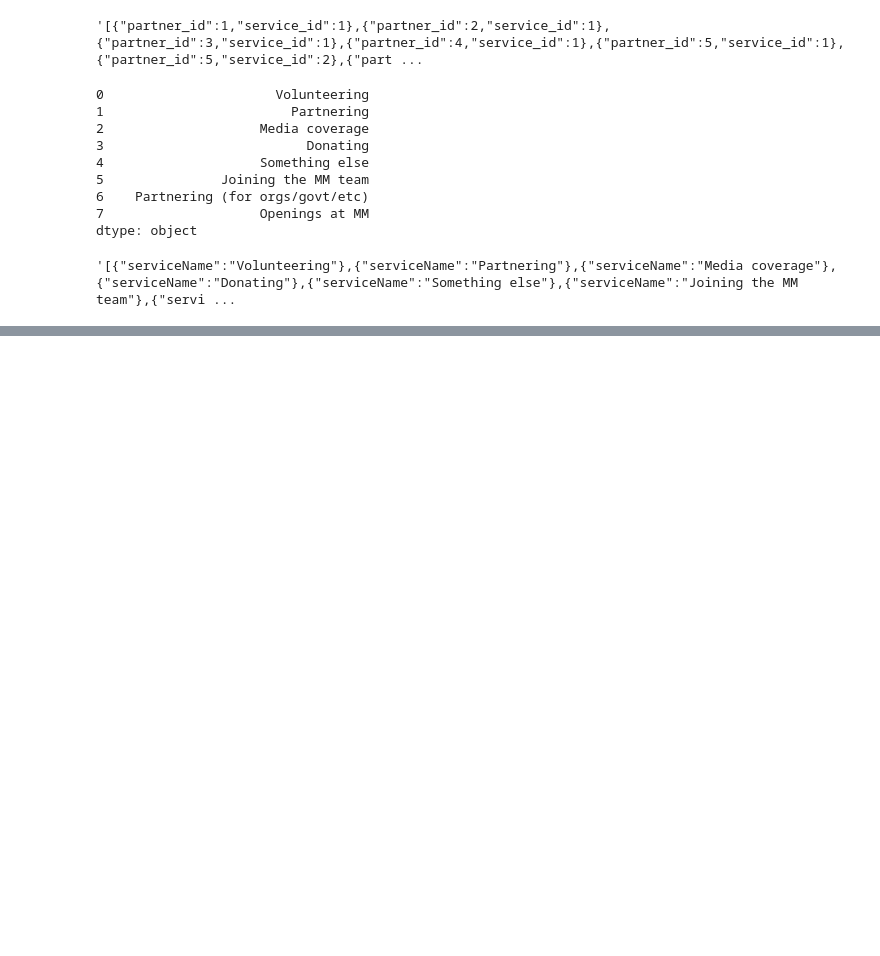
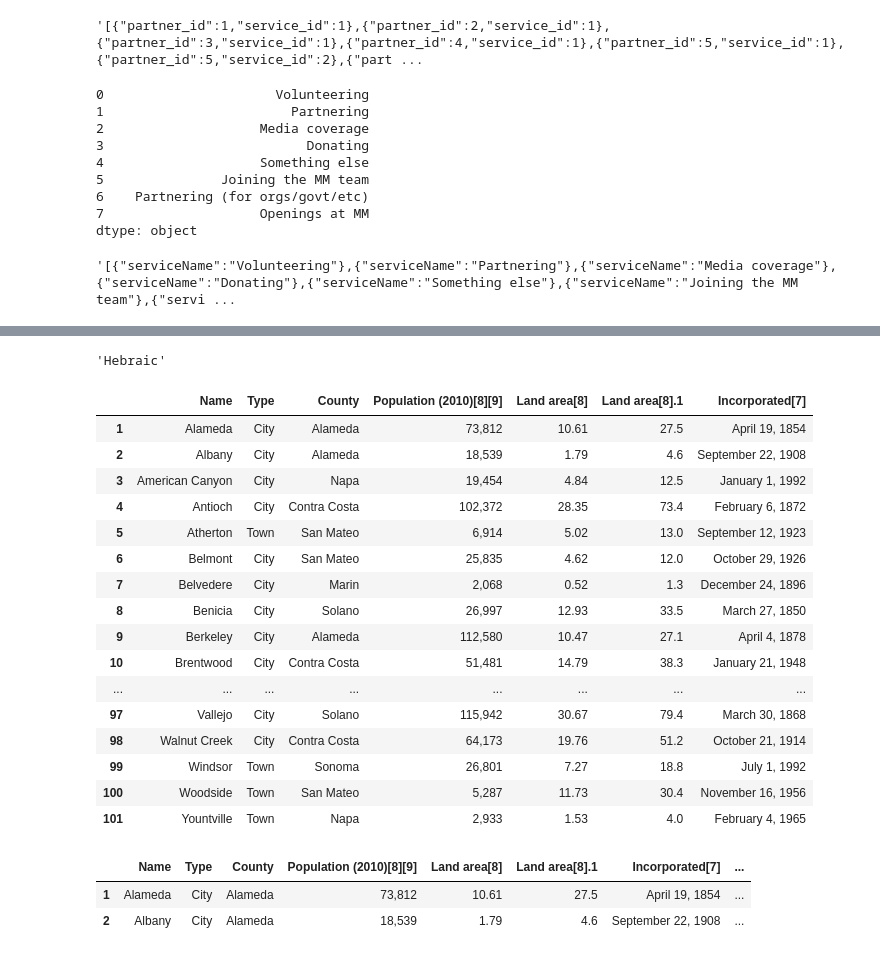
Before and after one commit to miracle-mm/DS, a Jupyter notebook: ServicesIDDatabase2.ipynb, the cells around one changed output, grey strips where cells are left out. Drawn from its saved outputs; the diff is of its cells as text; code cells hidden in the pictures; blank space fills up the shorter version.

```diff
--- a/ServicesIDDatabase2.ipynb
+++ b/ServicesIDDatabase2.ipynb
@@ -122,0 +156,56 @@ serviceTable.to_json(orient = "records")
+# %%
+import urllib.request
+import random
+
+word_url = "http://svnweb.freebsd.org/csrg/share/dict/words?view=co&content-type=text/plain"
+response = urllib.request.urlopen(word_url)
+long_txt = response.read().decode()
+words = long_txt.splitlines()
+
+upper_words = [word for word in words if word[0].isupper()]
+name_words  = [word for word in upper_words if not word.isupper()]
+one_name = ' '.join([name_words[random.randint(0, len(name_words))] for i in range(2)])
+
+
+# def rand_name():
+#    name = ' '.join([name_words[random.randint(0, len(name_words))] for i in range(2)])
+#    return name
+
+
+# for n in range(10):
+#     name = rand_name()
+#     print(name)
+
+firstName = name_words[random.randint(0, len(name_words))]
+lastName = firstName = name_words[random.randint(0, len(name_words))]
+# %% [output]
+'Hebraic'
+# %%
+wikiLocationSF = pd.read_csv('table-2.csv')
+wikiLocationSF = wikiLocationSF.drop([0])
+wikiLocationSF
+# %% [output]
+|  | Name | Type | County | Population (2010)[8][9] | Land area[8] | Land area[8].1 | Incorporated[7] |
+| 1 | Alameda | City | Alameda | 73,812 | 10.61 | 27.5 | April 19, 1854 |
+| 2 | Albany | City | Alameda | 18,539 | 1.79 | 4.6 | September 22, 1908 |
+| 3 | American Canyon | City | Napa | 19,454 | 4.84 | 12.5 | January 1, 1992 |
+| 4 | Antioch | City | Contra Costa | 102,372 | 28.35 | 73.4 | February 6, 1872 |
+| 5 | Atherton | Town | San Mateo | 6,914 | 5.02 | 13.0 | September 12, 1923 |
+| 6 | Belmont | City | San Mateo | 25,835 | 4.62 | 12.0 | October 29, 1926 |
+| 7 | Belvedere | City | Marin | 2,068 | 0.52 | 1.3 | December 24, 1896 |
+| 8 | Benicia | City | Solano | 26,997 | 12.93 | 33.5 | March 27, 1850 |
+| 9 | Berkeley | City | Alameda | 112,580 | 10.47 | 27.1 | April 4, 1878 |
+| 10 | Brentwood | City | Contra Costa | 51,481 | 14.79 | 38.3 | January 21, 1948 |
+| ... | ... | ... | ... | ... | ... | ... | ... |
+| 97 | Vallejo | City | Solano | 115,942 | 30.67 | 79.4 | March 30, 1868 |
+| 98 | Walnut Creek | City | Contra Costa | 64,173 | 19.76 | 51.2 | October 21, 1914 |
+| 99 | Windsor | Town | Sonoma | 26,801 | 7.27 | 18.8 | July 1, 1992 |
+| 100 | Woodside | Town | San Mateo | 5,287 | 11.73 | 30.4 | November 16, 1956 |
+| 101 | Yountville | Town | Napa | 2,933 | 1.53 | 4.0 | February 4, 1965 |
+# %%
+wikiLocationSF['CityCounty'] = wikiLocationSF['Name'] + ' ' + wikiLocationSF['County'] + ', '+ 'CA'
+wikiLocationSF.head(2)
+# %% [output]
+|  | Name | Type | County | Population (2010)[8][9] | Land area[8] | Land area[8].1 | Incorporated[7] | ... |
+| 1 | Alameda | City | Alameda | 73,812 | 10.61 | 27.5 | April 19, 1854 | ... |
+| 2 | Albany | City | Alameda | 18,539 | 1.79 | 4.6 | September 22, 1908 | ... |
```
Also changed, not shown: parts of 27 cells of this notebook, 1 other file.
